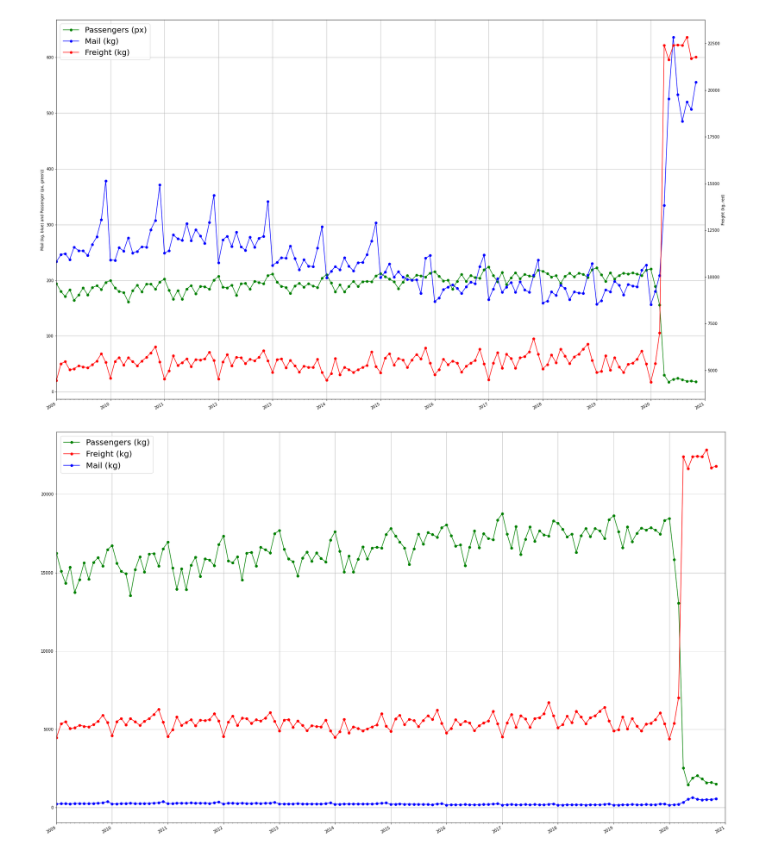
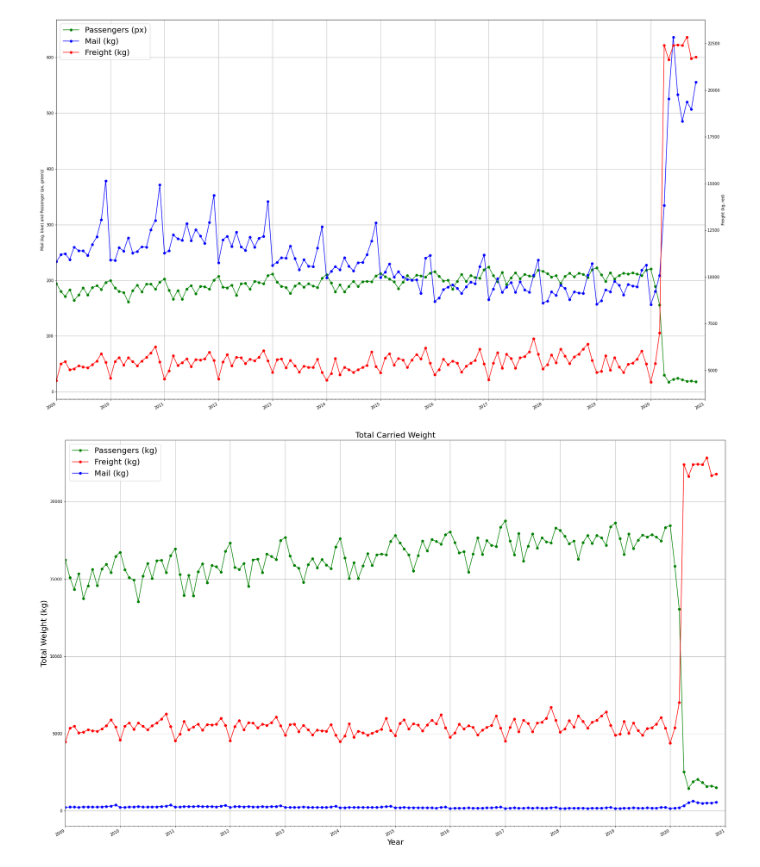
Before and after one commit to dianeyaneza/ebay-espresso, a Jupyter notebook: investigation/ratio_of_passengers_and_freight.ipynb, the cells around one changed output. Drawn from its saved outputs; the diff is of its cells as text; code cells hidden in the pictures.

```diff
--- a/investigation/ratio_of_passengers_and_freight.ipynb
+++ b/investigation/ratio_of_passengers_and_freight.ipynb
@@ -162,45 +178,45 @@ plt.show()
 # %% [output]
 [figure]
 # %%
-from matplotlib import dates as mdates
 
 years = mdates.YearLocator()   # every year
 months = mdates.MonthLocator()  # every month
-years_fmt = mdates.DateFormatter('%Y')
-
+years_fmt = mdates.DateFormatter('%Y') # Formatting like this because stack overflow says this is how it be prettier
 
 fig, ax = plt.subplots(figsize=(30,20))
+# the Lns is a secret trick that helps us later! (legend)
 lns1 = ax.plot(ratioData['date'], ratioData['passenger_weight_per_flight'],marker='o',linestyle='-',color='g',label='Passengers (kg)')
 lns2 = ax.plot_date(ratioData['date'], ratioData['freight_per_flight'],linestyle='-',color='r',label='Freight (kg)')
 lns3 = ax.plot_date(ratioData['date'], ratioData['mail_per_flight'],linestyle='-',color='b',label='Mail (kg)')
-
 
 # format the ticks
 ax.xaxis.set_major_locator(years)
 ax.xaxis.set_major_formatter(years_fmt)
 ax.xaxis.set_minor_locator(months)
 
 # round to nearest years.
 lastdate = ratioData['date'][len(ratioData['date'])-1]
 datemin = np.datetime64(ratioData['date'][0], 'Y')
 datemax = np.datetime64(lastdate, 'Y') + np.timedelta64(1, 'Y')
 ax.set_xlim(datemin, datemax)
 
 # format the coords message box
 ax.format_xdata = mdates.DateFormatter('%Y-%m-%d')
-ax.format_ydata = lambda x: '$%1.2f' % x  # format the price.
 ax.grid(True)
 
+# Set labels and make a combined legend that I can size appropriately
 lns = lns1+lns2+lns3
 labs = [l.get_label() for l in lns]
 ax.legend(lns, labs, loc=0, prop={'size':20})
 
-
 # rotates and right aligns the x labels, and moves the bottom of the
 # axes up to make room for them
 fig.autofmt_xdate()
-
+plt.title('Total Carried Weight',fontsize=20)
+plt.xlabel('Year',fontsize=20)
+plt.ylabel('Total Weight (kg)', fontsize=20)
+plt.savefig('../images/total_carried_weight_per_flight_line.png')
 plt.show()
 # %% [output]
-[figure, old version]
+[figure, new version]
 # %%
```
Also changed, not shown: parts of 14 cells of this notebook, 5 other files.
